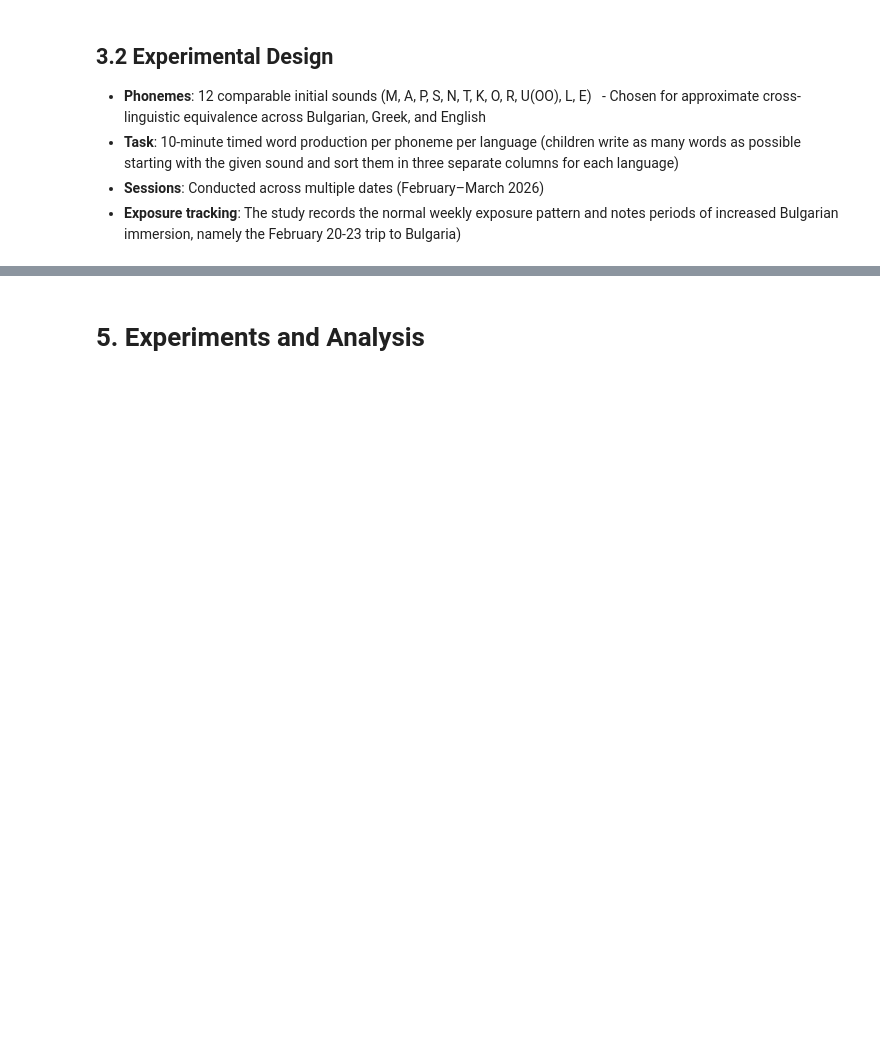
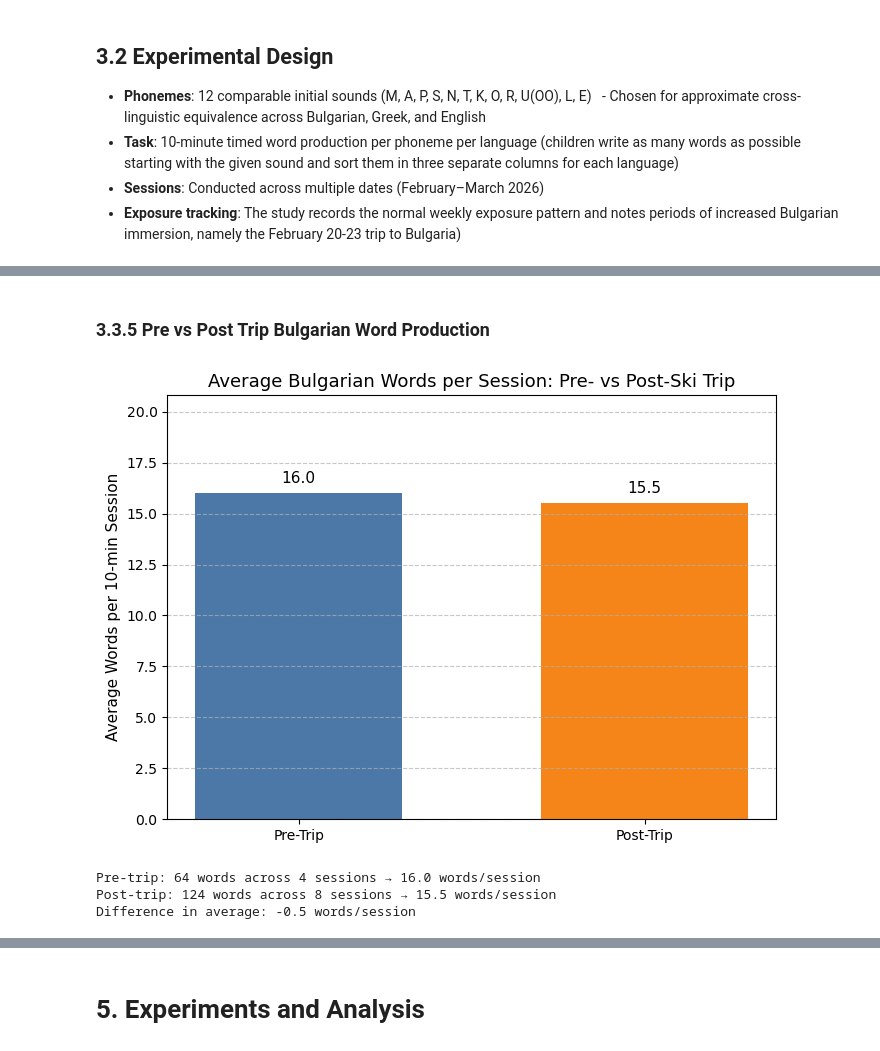
Before and after one commit to Slavena1/SoftUni-Math-for-Devs-Final-Project, a Jupyter notebook: SlavenaProject.ipynb, the cells around one changed output, grey strips where cells are left out. Drawn from its saved outputs; the diff is of its cells as text; code cells hidden in the pictures; blank space fills up the shorter version.

```diff
--- a/SlavenaProject.ipynb
+++ b/SlavenaProject.ipynb
@@ -82,0 +85,17 @@ Additional fataset characteristics:
+# %%
+import pandas as pd
+import numpy as np
+import matplotlib.pyplot as plt
+import seaborn as sns
+
+
+file_path = 'Phoneme Recall Results 060326.xlsx'
+
+df = pd.read_excel(file_path, sheet_name='Sheet1')
+
+df.columns = df.columns.str.strip()
+df['Language'] = df['Language'].str.strip()
+df['Phoneme'] = df['Phoneme'].str.strip()
+
+
+print("Total words collected:", len(df))
@@ -82,0 +214,47 @@ Additional fataset characteristics:
+# %% [markdown]
+### 3.3.5 Pre vs Post Trip Bulgarian Word Production
+# %%
+trip_cutoff = pd.to_datetime('2026-02-24')
+
+bg_data = df[df['Language'] == 'BG'].copy()
+
+bg_data['Period'] = np.where(bg_data['Date'] < trip_cutoff, 'Pre-Trip', 'Post-Trip')
+
+sessions_pre = bg_data[bg_data['Period'] == 'Pre-Trip']['Date'].nunique()
+sessions_post = bg_data[bg_data['Period'] == 'Post-Trip']['Date'].nunique()
+
+words_pre = bg_data[bg_data['Period'] == 'Pre-Trip'].shape[0]
+words_post = bg_data[bg_data['Period'] == 'Post-Trip'].shape[0]
+
+avg_pre = words_pre / sessions_pre if sessions_pre > 0 else 0
+avg_post = words_post / sessions_post if sessions_post > 0 else 0
+
+fig, ax = plt.subplots(figsize=(7, 5))
+bars = ax.bar(
+    ['Pre-Trip', 'Post-Trip'],
+    [avg_pre, avg_post],
+    color=['#4c78a8', '#f58518'],
+    width=0.6
+)
+ax.set_title('Average Bulgarian Words per Session: Pre- vs Post-Ski Trip', fontsize=13)
+ax.set_ylabel('Average Words per 10-min Session', fontsize=11)
+ax.set_ylim(0, max(avg_pre, avg_post) * 1.3)
+
+# Add value labels
+for bar in bars:
+    height = bar.get_height()
+    ax.text(bar.get_x() + bar.get_width()/2, height + 0.5,
+            f'{height:.1f}', ha='center', fontsize=11)
+
+ax.grid(axis='y', linestyle='--', alpha=0.7)
+plt.tight_layout()
+plt.show()
+
+print(f"Pre-trip: {words_pre} words across {sessions_pre} sessions → {avg_pre:.1f} words/session")
+print(f"Post-trip: {words_post} words across {sessions_post} sessions → {avg_post:.1f} words/session")
+print(f"Difference in average: {avg_post - avg_pre:.1f} words/session")
+# %% [output]
+[figure, added]
+Pre-trip: 64 words across 4 sessions → 16.0 words/session
+Post-trip: 124 words across 8 sessions → 15.5 words/session
+Difference in average: -0.5 words/session
```
Also changed, not shown: parts of 12 cells of this notebook, 1 other file.
